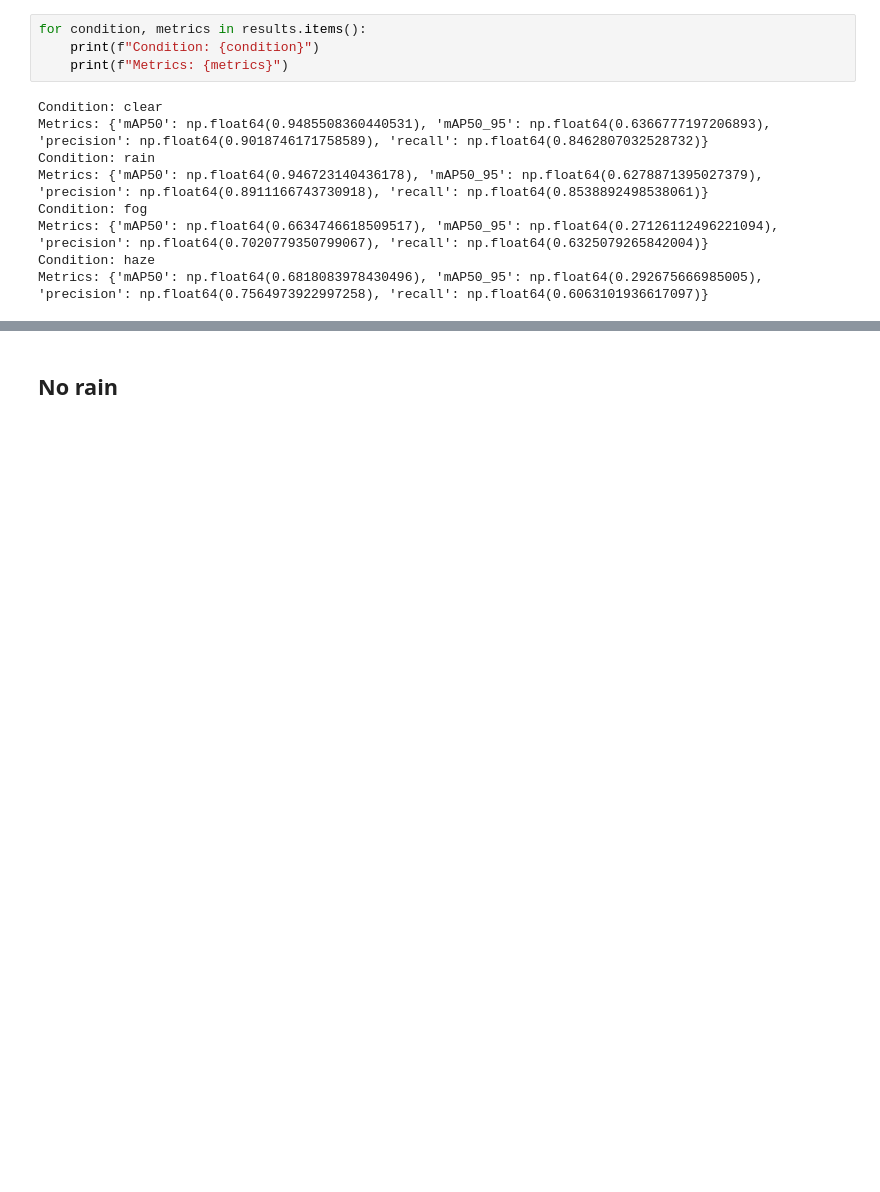
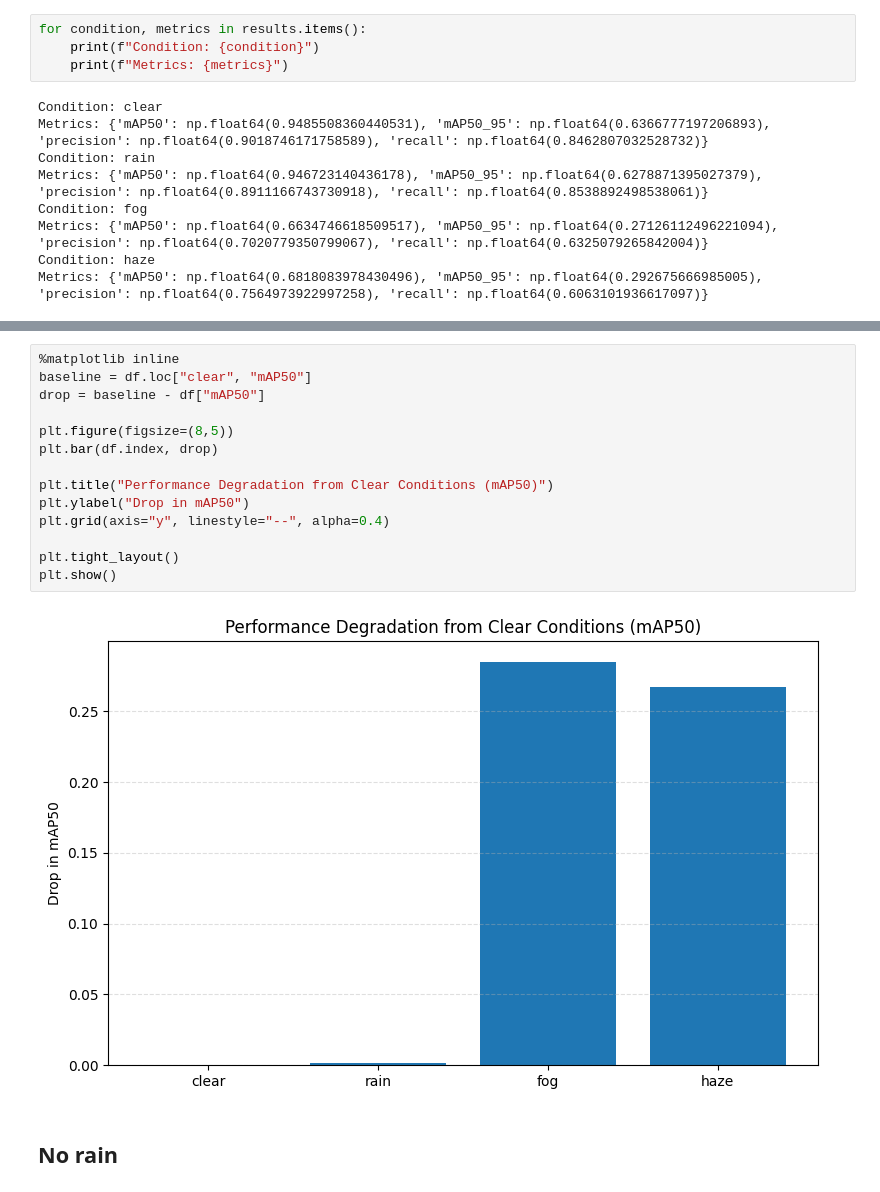
Before and after one commit to MaximRoomsHowest/PAPI-Detection-and-Classification, a Jupyter notebook: data/weather_evaluation.ipynb, the cells around one changed output, grey strips where cells are left out. Drawn from its saved outputs; the diff is of its cells as text; blank space fills up the shorter version.

```diff
--- a/data/weather_evaluation.ipynb
+++ b/data/weather_evaluation.ipynb
@@ -149,3 +244,19 @@ Metrics: {'mAP50': np.float64(0.6818083978430496), 'mAP50_95': np.float64(0.2926
+# %%
+%matplotlib inline
+baseline = df.loc["clear", "mAP50"]
+drop = baseline - df["mAP50"]
+
+plt.figure(figsize=(8,5))
+plt.bar(df.index, drop)
+
+plt.title("Performance Degradation from Clear Conditions (mAP50)")
+plt.ylabel("Drop in mAP50")
+plt.grid(axis="y", linestyle="--", alpha=0.4)
+
+plt.tight_layout()
+plt.show()
+# %% [output]
+[figure, added]
 # %% [markdown]
 ## No rain
 # %%
```
Also changed, not shown: parts of 6 cells of this notebook.
